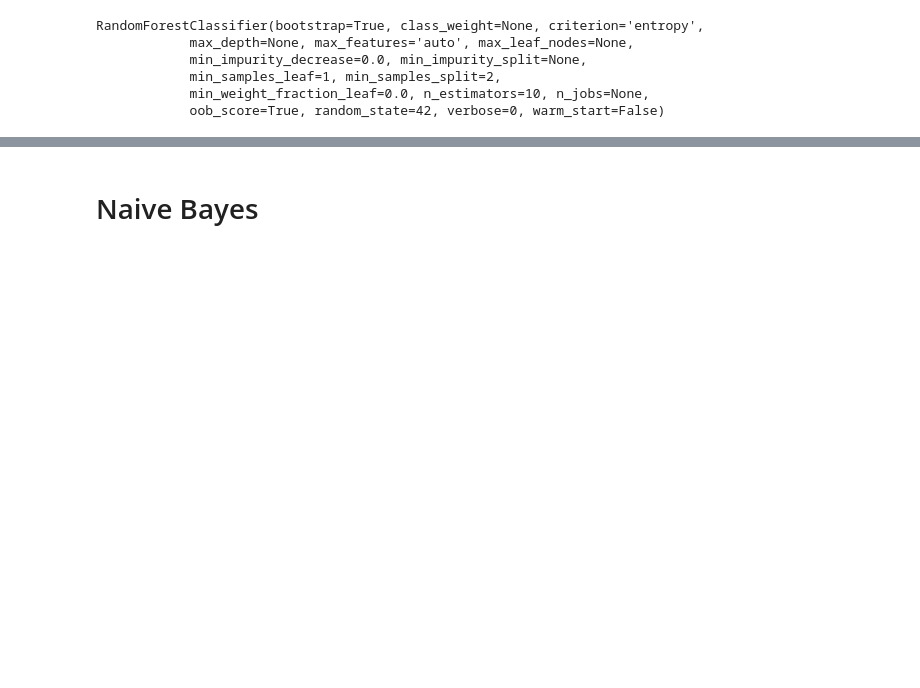
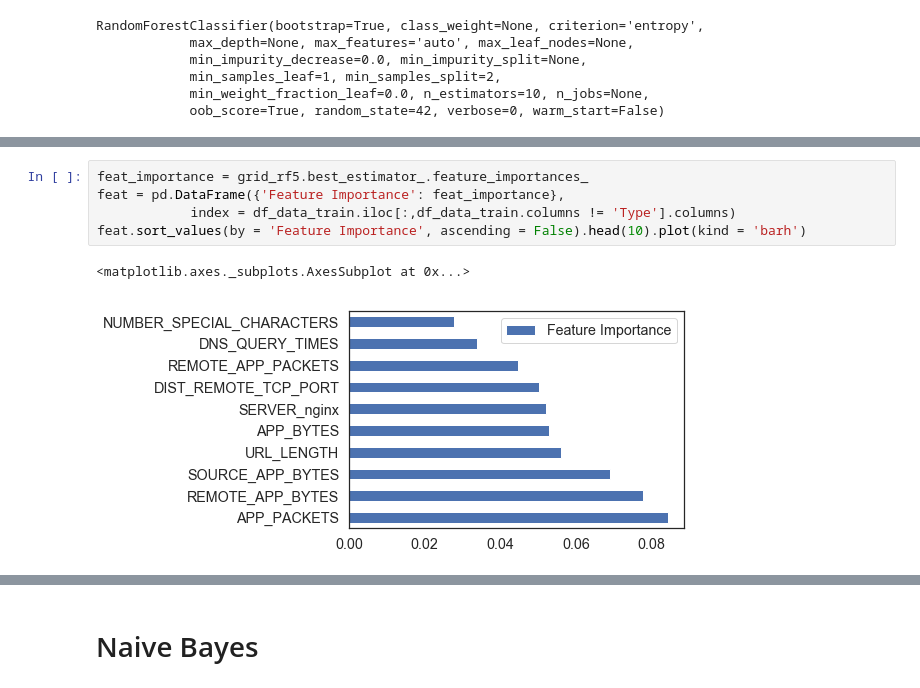
Before and after one commit to tengdann/si618, a Jupyter notebook: 618_Homework_07.ipynb, the cells around one changed output, grey strips where cells are left out. Saved outputs shown, nothing was run; the diff lists cells and outputs as text; blank space fills up the shorter version.

```diff
--- a/618_Homework_07.ipynb
+++ b/618_Homework_07.ipynb
@@ -157 +168,9 @@ grid_rf.best_params_
+# %%
+feat_importance = grid_rf5.best_estimator_.feature_importances_
+feat = pd.DataFrame({'Feature Importance': feat_importance},
+            index = df_data_train.iloc[:,df_data_train.columns != 'Type'].columns)
+feat.sort_values(by = 'Feature Importance', ascending = False).head(10).plot(kind = 'barh')
+# %% [output]
+<matplotlib.axes._subplots.AxesSubplot at 0x...>
+[figure, added]
 # %%
```
Also changed, not shown: parts of 23 cells of this notebook.
